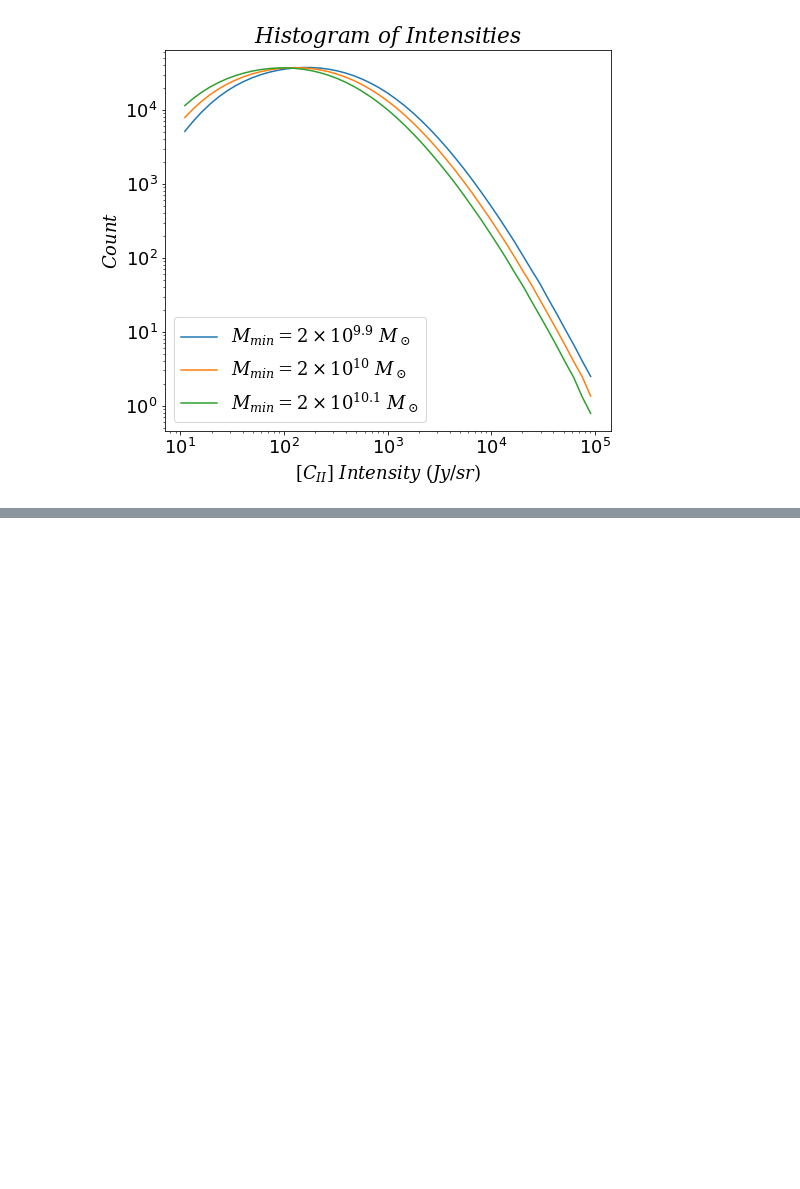
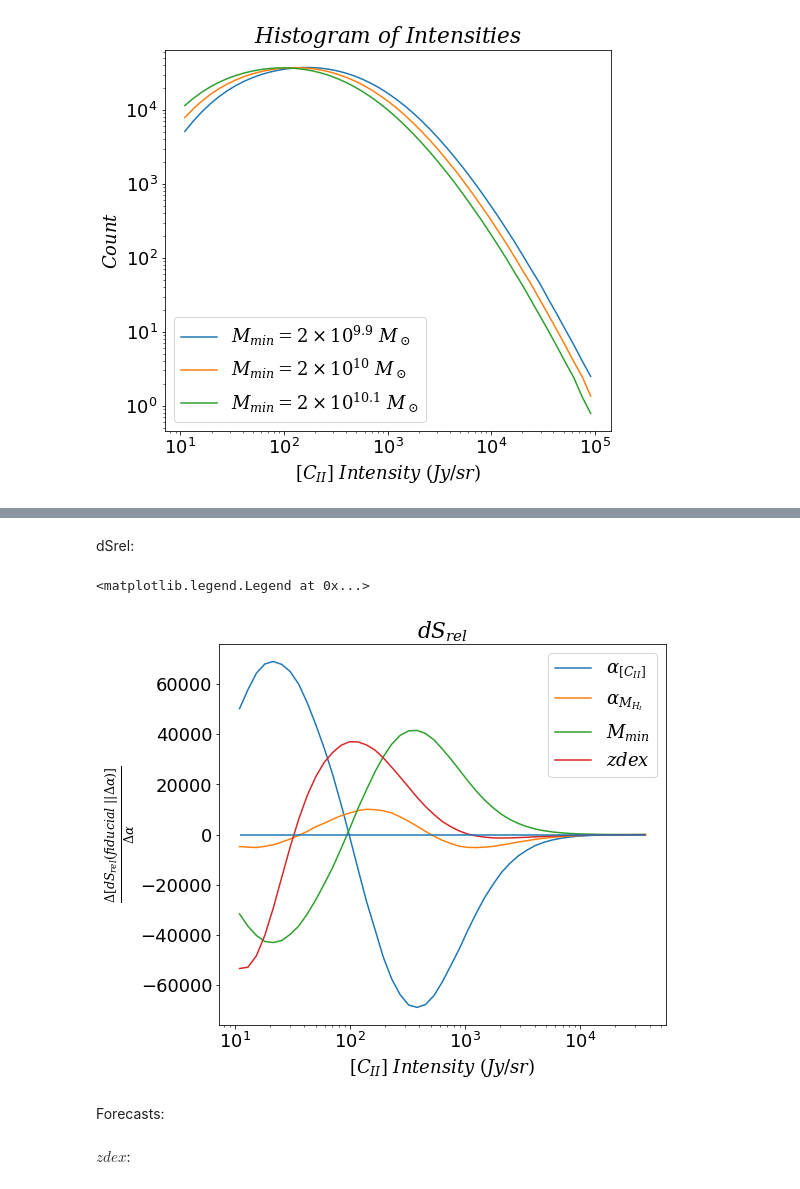
Before and after one commit to PatrickHorlaville/CITA_LIM, a Jupyter notebook: dSrel.ipynb, the cells around one changed output, grey strips where cells are left out. Saved outputs shown, nothing was run; the diff lists cells and outputs as text; code cells hidden in the pictures; blank space fills up the shorter version.

```diff
--- a/dSrel.ipynb
+++ b/dSrel.ipynb
@@ -603,0 +597,21 @@ plt.savefig('paper_figs/dsrel/alpha_mmin_srel.png', bbox_inches = 'tight')
+# %% [markdown]
+dSrel:
+# %%
+plt.plot(center, -avg_a24*(np.log(avg_a28/avg_a24) - np.log(avg_a20/avg_a24))/0.08, label = r'$\alpha_{[C_{II}]}$')
+plt.plot(center, -avg_mhi74*(np.log(avg_mhi80/avg_mhi74) - np.log(avg_mhi68/avg_mhi74))/0.12, label = r'$\alpha_{M_{H_I}}$')
+plt.plot(center, -avg_min10*(np.log(avg_min01/avg_min10) - np.log(avg_min99/avg_min10))/((10.1) - 9.9), label = r'$M_{min}$')
+plt.plot(center, -avg_zdex04*(np.log(avg_zdex05/avg_zdex04) - np.log(avg_zdex03/avg_zdex04))/0.2, label = r'$zdex$')
+
+
+plt.xlabel(r'$[C_{II}]\ Intensity\ (Jy/sr)$')
+plt.ylabel(r'$\frac{\Delta [dS_{rel}(fiducial\ \vert \vert \Delta \alpha)]}{\Delta \alpha}$')
+plt.title(r'$dS_{rel}$')
+plt.xscale('log')
+#plt.yscale('log')
+plt.hlines(y = 0, xmin = center[0], xmax = center[-1])
+plt.legend()
+
+#plt.savefig('paper_figs/dsrel/zdex_srel.png', bbox_inches = 'tight')
+# %% [output]
+<matplotlib.legend.Legend at 0x...>
+[figure, added]
@@ -603,0 +620,4 @@ plt.savefig('paper_figs/dsrel/alpha_mmin_srel.png', bbox_inches = 'tight')
+# %% [markdown]
+Forecasts:
+# %% [markdown]
+$zdex$:
```
Also changed, not shown: parts of 39 cells of this notebook, 17 other files.
